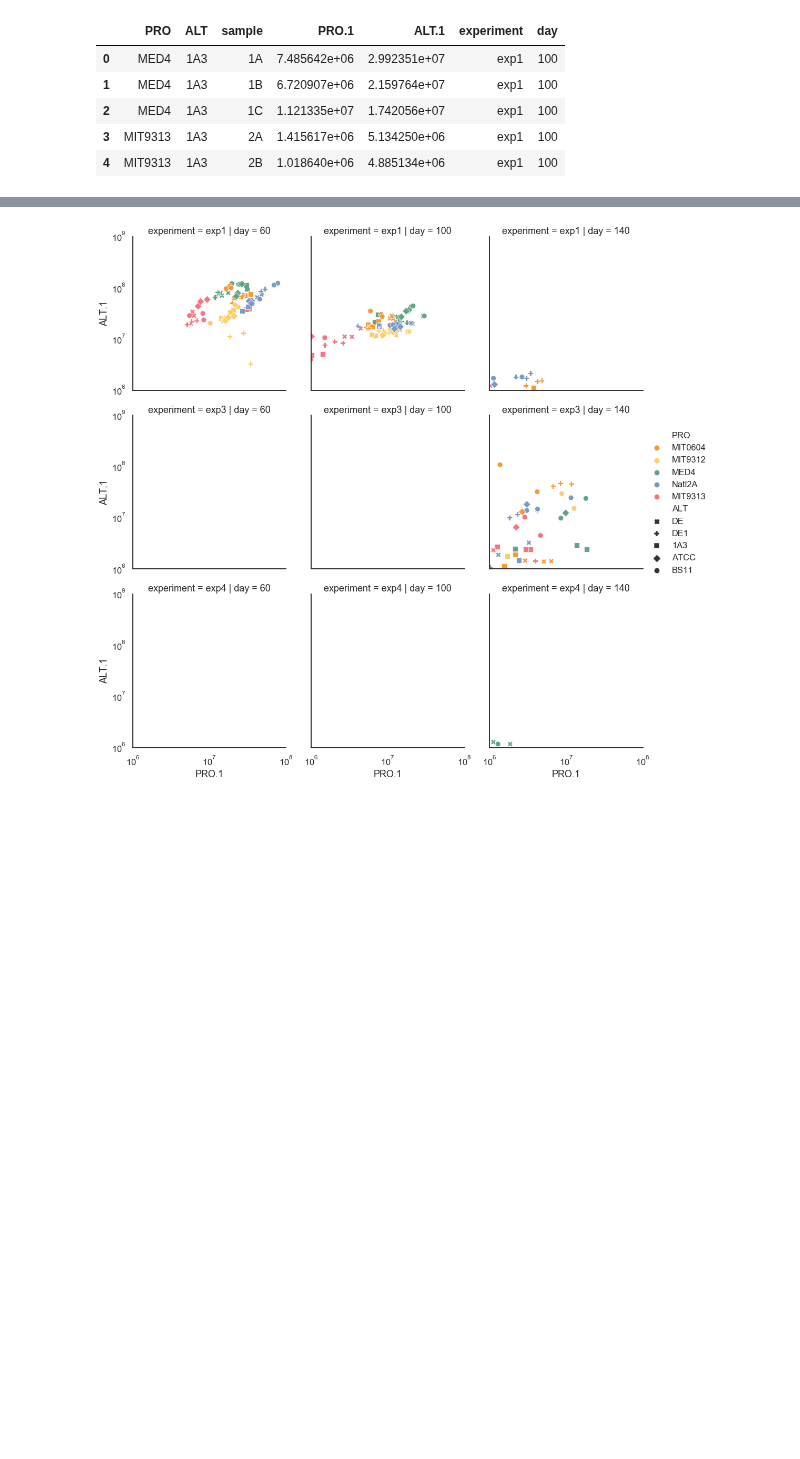
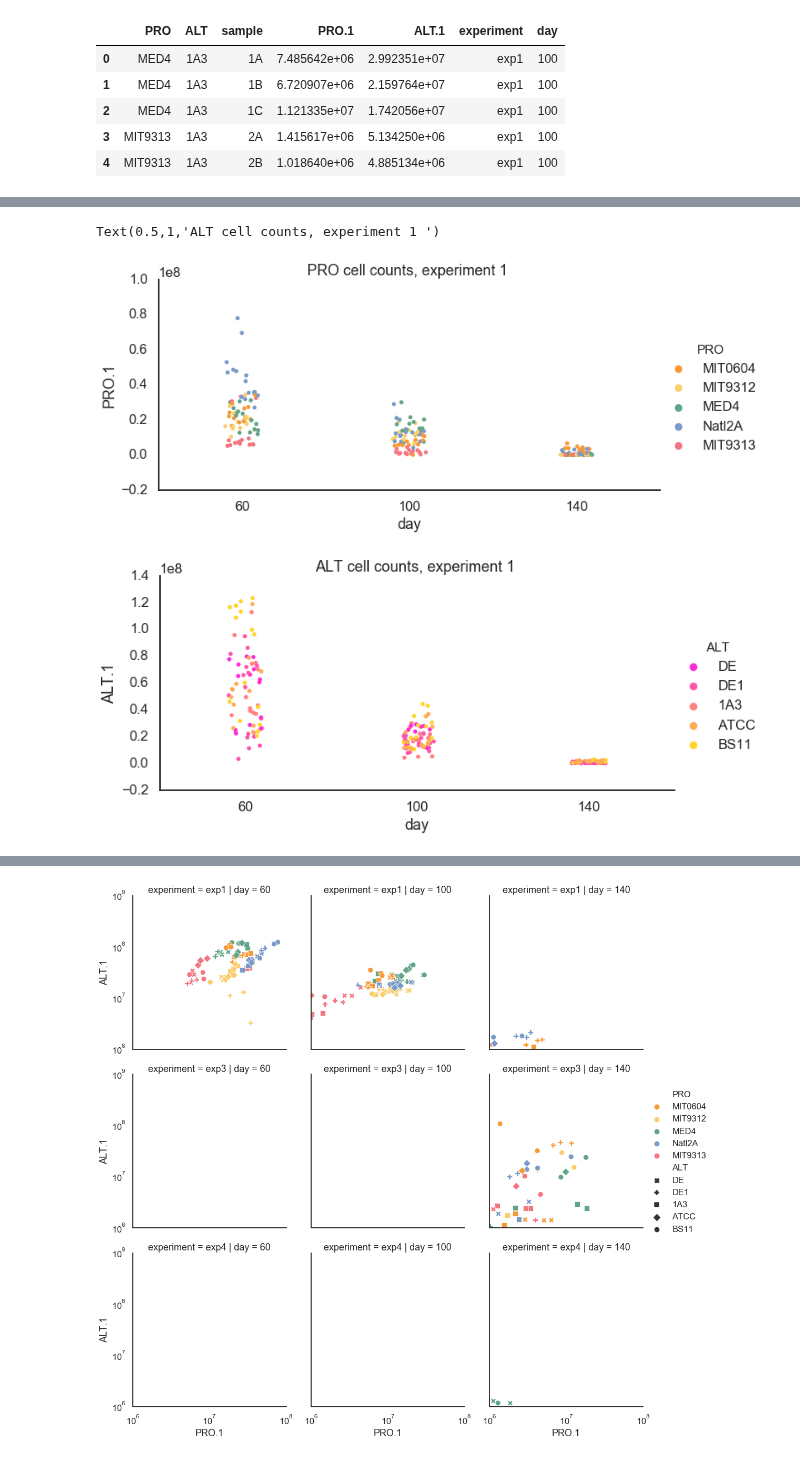
Before and after one commit to wosnat/ccpa, a Jupyter notebook: ccpa_paper_dec_2019-FCM.ipynb, the cells around one changed output, grey strips where cells are left out. Saved outputs shown, nothing was run; the diff lists cells and outputs as text; code cells hidden in the pictures; blank space fills up the shorter version.

```diff
--- a/ccpa_paper_dec_2019-FCM.ipynb
+++ b/ccpa_paper_dec_2019-FCM.ipynb
@@ -123,3 +121,18 @@ day            object
 dtype: object
 # %%
 df['day'] = pd.to_numeric(df['day'])
+# %%
+g=sns.catplot(data=df.loc[df.experiment == 'exp1'],
+             x='day', y='PRO.1', hue='PRO',
+              aspect=2,
+              hue_order=porder, palette=ppallete)
+plt.title('PRO cell counts, experiment 1 ')
+g=sns.catplot(data=df.loc[df.experiment == 'exp1'],
+             x='day', y='ALT.1', hue='ALT',
+              aspect=2,
+              hue_order=aorder, palette=apallete)
+plt.title('ALT cell counts, experiment 1 ')
+# %% [output]
+Text(0.5,1,'ALT cell counts, experiment 1 ')
+[figure, added]
+[figure, added]
```
Also changed, not shown: parts of 13 cells of this notebook, 7 other files.
